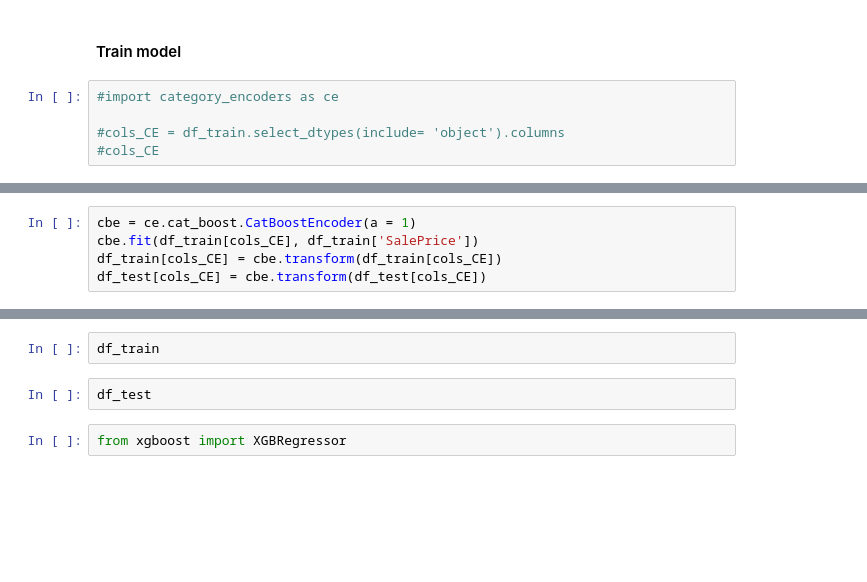
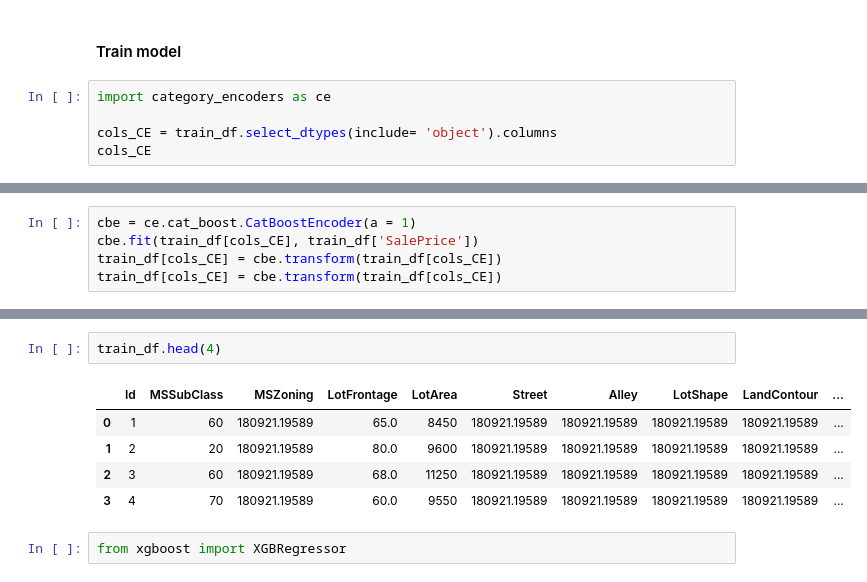
Before and after one commit to vlalalala/HousePrices, a Jupyter notebook: working/HousePricesScikit.ipynb, the cells around one changed output, grey strips where cells are left out. Drawn from its saved outputs; the diff is of its cells as text; blank space fills up the shorter version.

Commit message:
Kaggle Notebook | HousePricesScikit | Version 1

```diff
--- a/working/HousePricesScikit.ipynb
+++ b/working/HousePricesScikit.ipynb
@@ -442,8 +423,8 @@ test_df_outcome = test_df_full['SalePrice'].ravel()
 # %% [markdown]
 #### Train model
 # %%
-#import category_encoders as ce
+import category_encoders as ce
 
-#cols_CE = df_train.select_dtypes(include= 'object').columns
-#cols_CE
+cols_CE = train_df.select_dtypes(include= 'object').columns
+cols_CE
 # %% [output]
@@ -451,5 +432,5 @@ ModuleNotFoundError: No module named 'category_encoders'
 # %%
 cbe = ce.cat_boost.CatBoostEncoder(a = 1)
-cbe.fit(df_train[cols_CE], df_train['SalePrice'])
-df_train[cols_CE] = cbe.transform(df_train[cols_CE])
-df_test[cols_CE] = cbe.transform(df_test[cols_CE])
+cbe.fit(train_df[cols_CE], train_df['SalePrice'])
+train_df[cols_CE] = cbe.transform(train_df[cols_CE])
+train_df[cols_CE] = cbe.transform(train_df[cols_CE])
@@ -456,7 +439,11 @@ df_test[cols_CE] = cbe.transform(df_test[cols_CE])
-# %%
-df_train
-# %%
-df_test
+# %%
+train_df.head(4)
+# %% [output]
+|  | Id | MSSubClass | MSZoning | LotFrontage | LotArea | Street | Alley | LotShape | LandContour | ... |
+| 0 | 1 | 60 | 180921.19589 | 65.0 | 8450 | 180921.19589 | 180921.19589 | 180921.19589 | 180921.19589 | ... |
+| 1 | 2 | 20 | 180921.19589 | 80.0 | 9600 | 180921.19589 | 180921.19589 | 180921.19589 | 180921.19589 | ... |
+| 2 | 3 | 60 | 180921.19589 | 68.0 | 11250 | 180921.19589 | 180921.19589 | 180921.19589 | 180921.19589 | ... |
+| 3 | 4 | 70 | 180921.19589 | 60.0 | 9550 | 180921.19589 | 180921.19589 | 180921.19589 | 180921.19589 | ... |
 # %%
 from xgboost import XGBRegressor
 # %%
```
Also changed, not shown: parts of 10 cells of this notebook.
